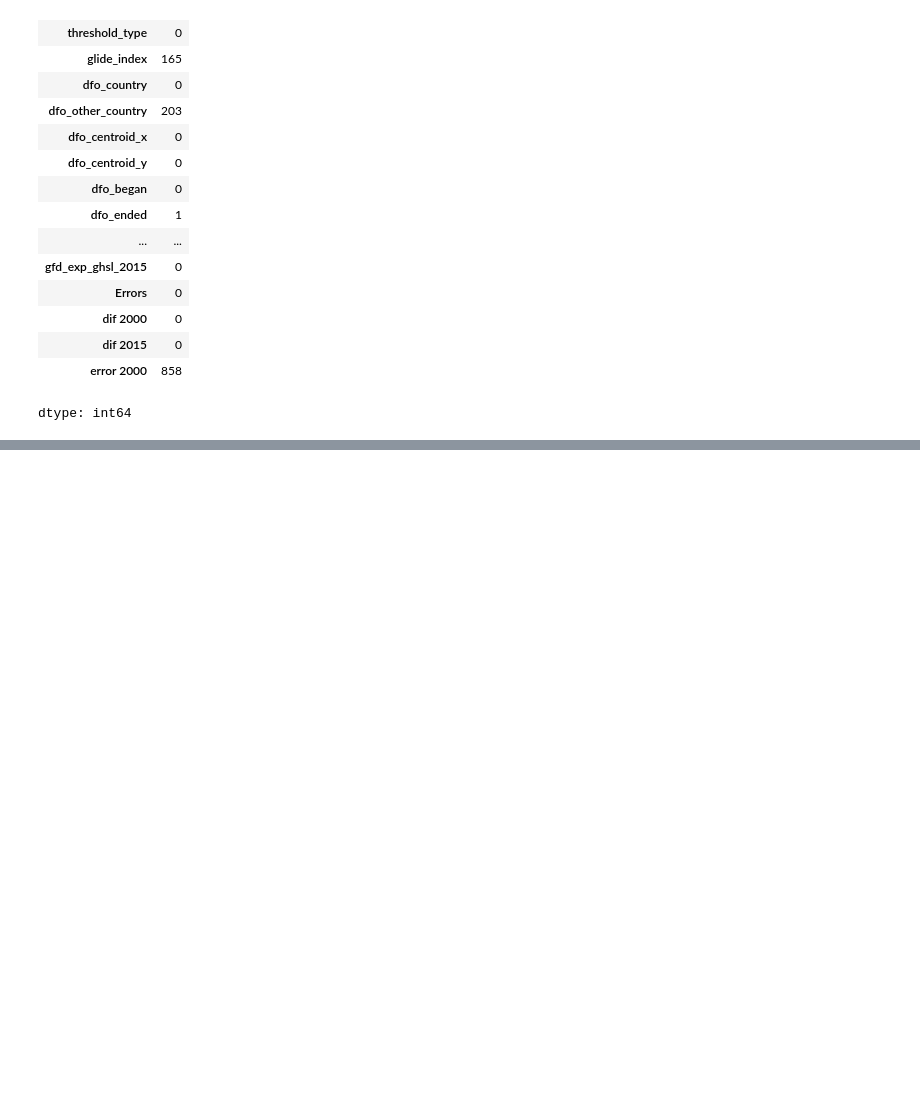
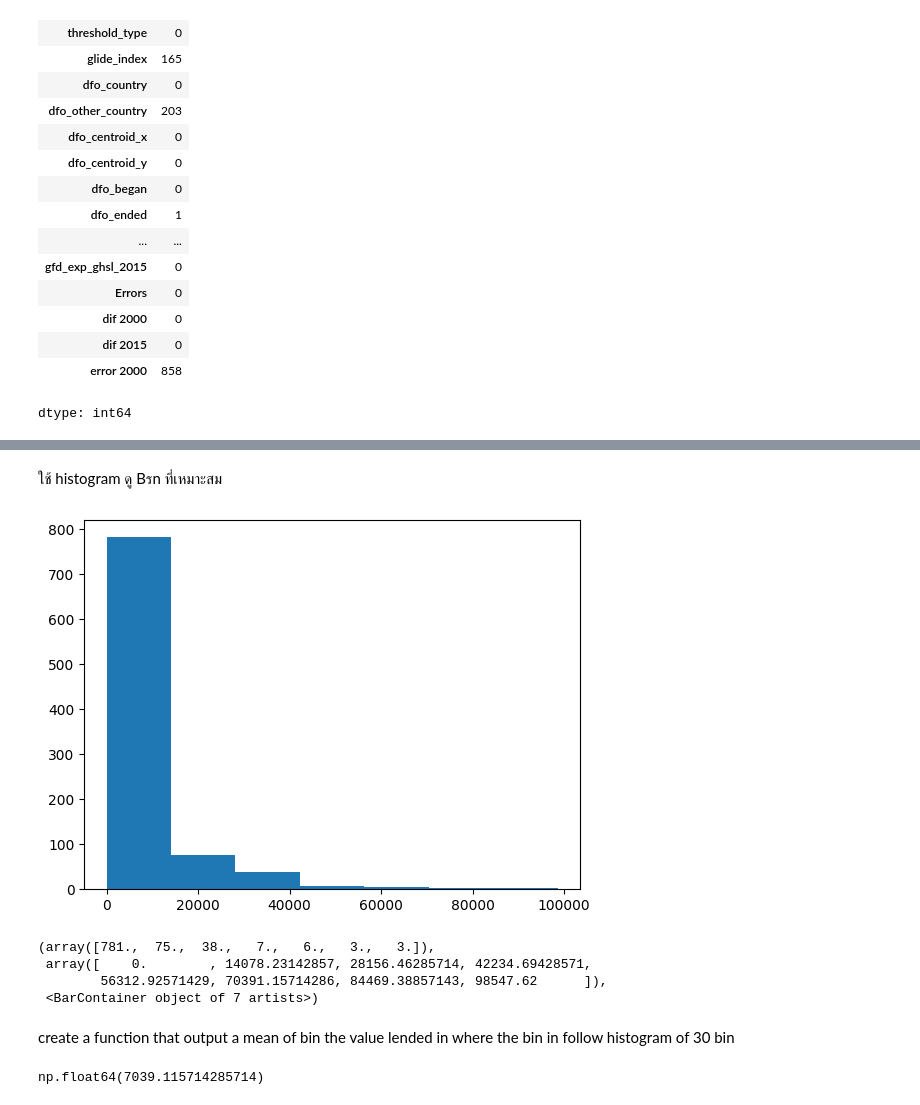
Before and after one commit to AI-Krittaya/BSC_DPDM2025, a Jupyter notebook: Ch3_Data_Prepocessing.ipynb, the cells around one changed output, grey strips where cells are left out. Saved outputs shown, nothing was run; the diff lists cells and outputs as text; code cells hidden in the pictures; blank space fills up the shorter version.

```diff
--- a/Ch3_Data_Prepocessing.ipynb
+++ b/Ch3_Data_Prepocessing.ipynb
@@ -303,0 +332,17 @@ dtype: int64
+# %% [markdown]
+ใช้ histogram ดู Bรn ที่เหมาะสม
+# %%
+outputhist = plt.hist(flood['gfd_area'],7);
+# %% [output]
+[figure, added]
+# %%
+outputhist
+# 1.ความถี่
+# 2.ค่าช่วง
+# %% [output]
+(array([781.,  75.,  38.,   7.,   6.,   3.,   3.]),
+ array([    0.        , 14078.23142857, 28156.46285714, 42234.69428571,
+        56312.92571429, 70391.15714286, 84469.38857143, 98547.62      ]),
+ <BarContainer object of 7 artists>)
+# %% [markdown]
+create a function that output a mean of bin the value lended in where the bin in follow histogram of 30 bin
@@ -303,0 +356,4 @@ dtype: int64
+# %%
+put_value_into_bins(3000,outputhist[1])
+# %% [output]
+np.float64(7039.115714285714)
```
Also changed, not shown: parts of 22 cells of this notebook.
